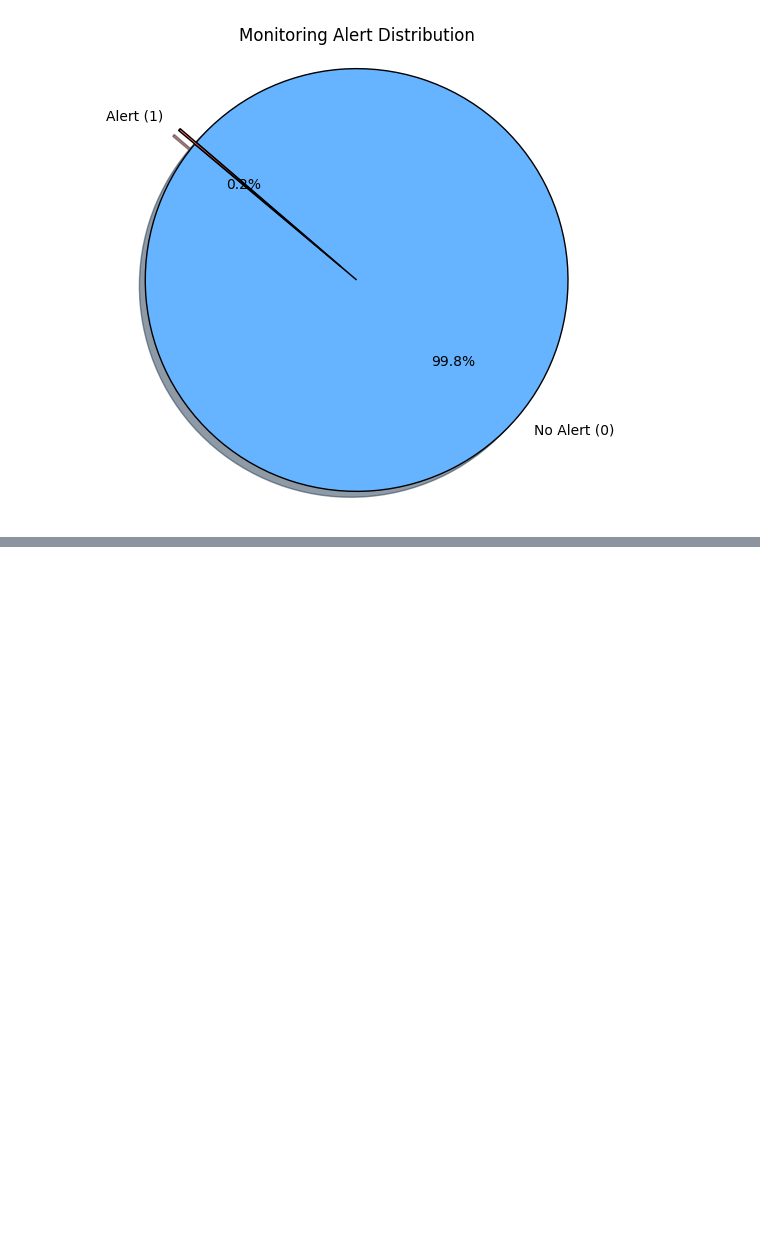
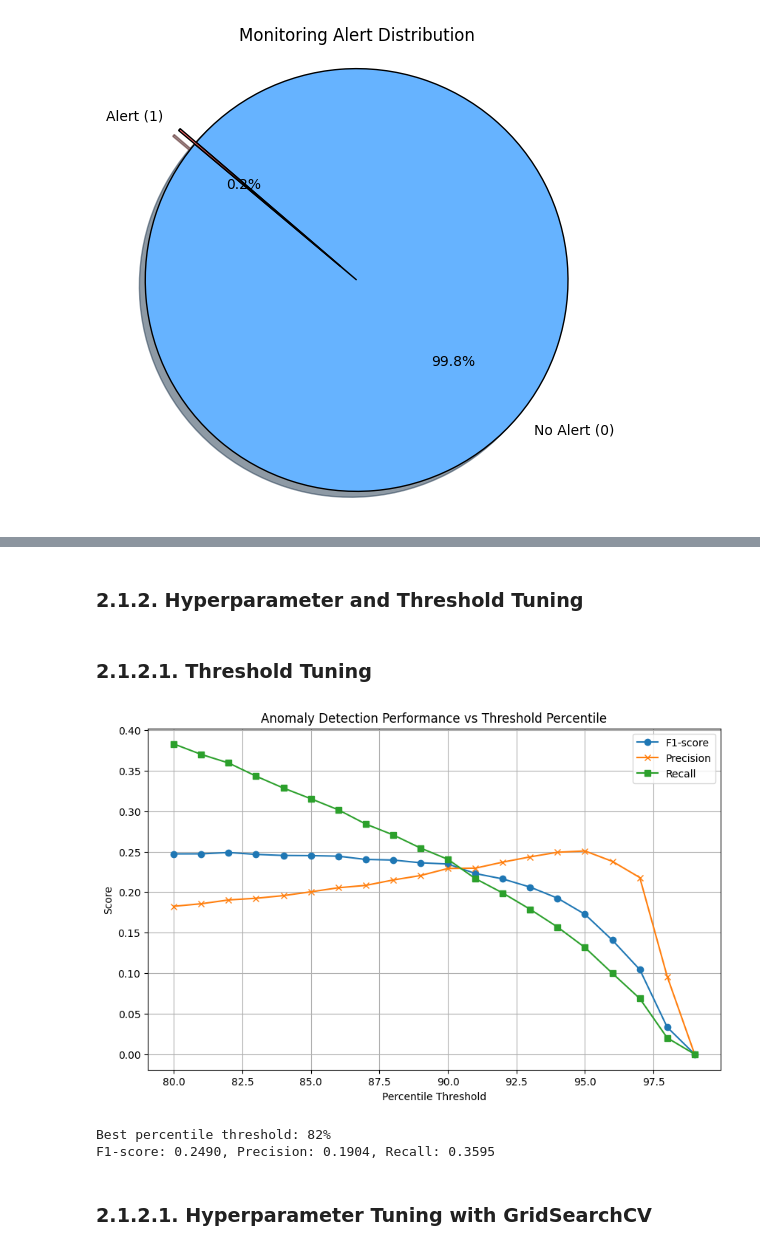
Before and after one commit to vashishtmarhwal/tech-challenge-ambyint, a Jupyter notebook: data-science/ambyint_assessment.ipynb, the cells around one changed output, grey strips where cells are left out. Cells and saved outputs as stored; diff of their text form; code cells hidden in the pictures; blank space fills up the shorter version.

```diff
--- a/data-science/ambyint_assessment.ipynb
+++ b/data-science/ambyint_assessment.ipynb
@@ -1328,0 +1405,44 @@ shape: (2, 2)
+# %% [markdown]
+### 2.1.2. Hyperparameter and Threshold Tuning
+# %% [markdown]
+### 2.1.2.1. Threshold Tuning
+# %%
+percentiles = list(range(80, 100))
+f1_scores = []
+precisions = []
+recalls = []
+
+for perc in percentiles:
+    threshold = np.percentile(anomaly_scores, perc)
+    preds = (anomaly_scores > threshold).astype(int)
+
+    f1 = f1_score(true_labels, preds)
+    precision = precision_score(true_labels, preds)
+    recall = recall_score(true_labels, preds)
+
+    f1_scores.append(f1)
+    precisions.append(precision)
+    recalls.append(recall)
+# %%
+# Plot F1-score vs percentile threshold
+plt.figure(figsize=(10, 6))
+plt.plot(percentiles, f1_scores, label='F1-score', marker='o')
+plt.plot(percentiles, precisions, label='Precision', marker='x')
+plt.plot(percentiles, recalls, label='Recall', marker='s')
+plt.xlabel('Percentile Threshold')
+plt.ylabel('Score')
+plt.title('Anomaly Detection Performance vs Threshold Percentile')
+plt.legend()
+plt.grid(True)
+plt.show()
+
+# Best percentile by F1-score
+best_idx = np.argmax(f1_scores)
+print(f"Best percentile threshold: {percentiles[best_idx]}%")
+print(f"F1-score: {f1_scores[best_idx]:.4f}, Precision: {precisions[best_idx]:.4f}, Recall: {recalls[best_idx]:.4f}")
+# %% [output]
+[figure, added]
+Best percentile threshold: 82%
+F1-score: 0.2490, Precision: 0.1904, Recall: 0.3595
+# %% [markdown]
+### 2.1.2.1. Hyperparameter Tuning with GridSearchCV
```
Also changed, not shown: parts of 13 cells of this notebook.
